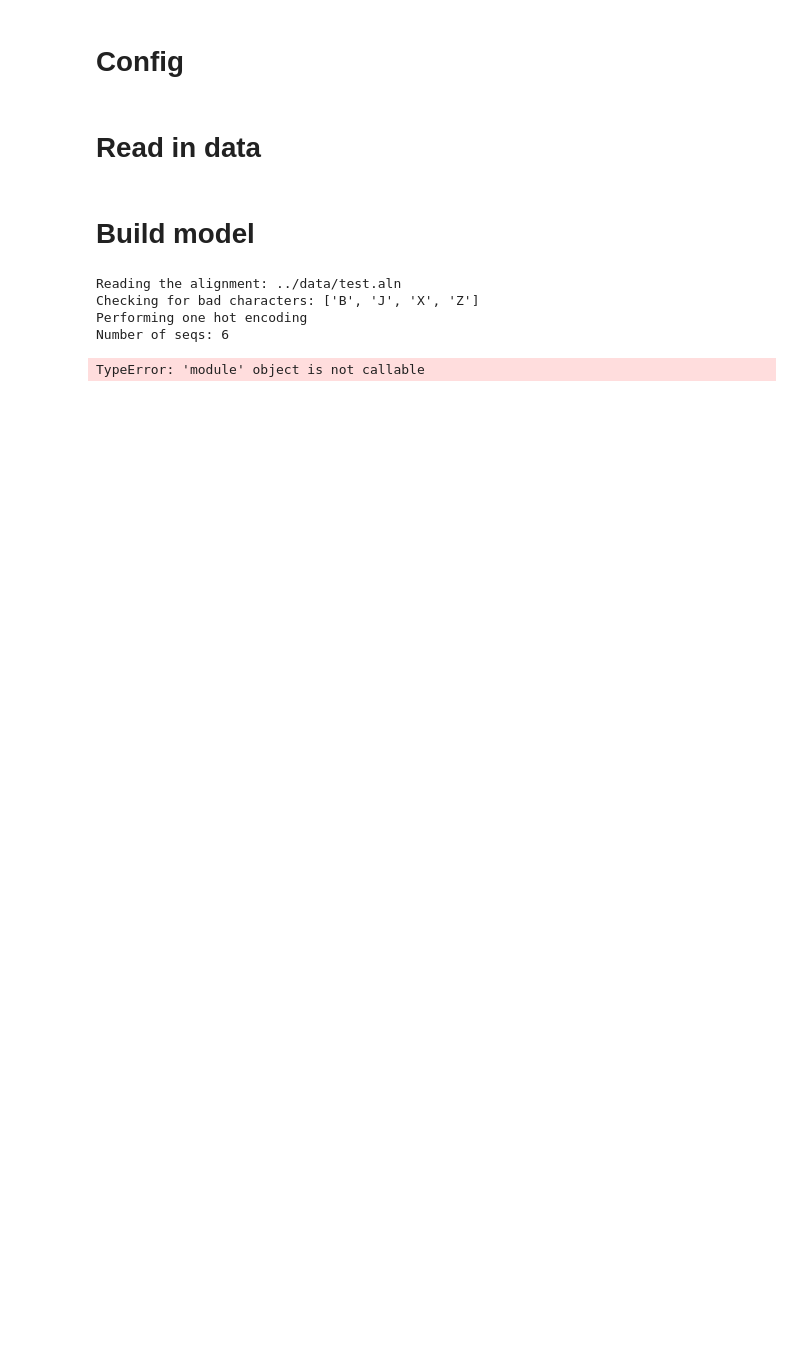
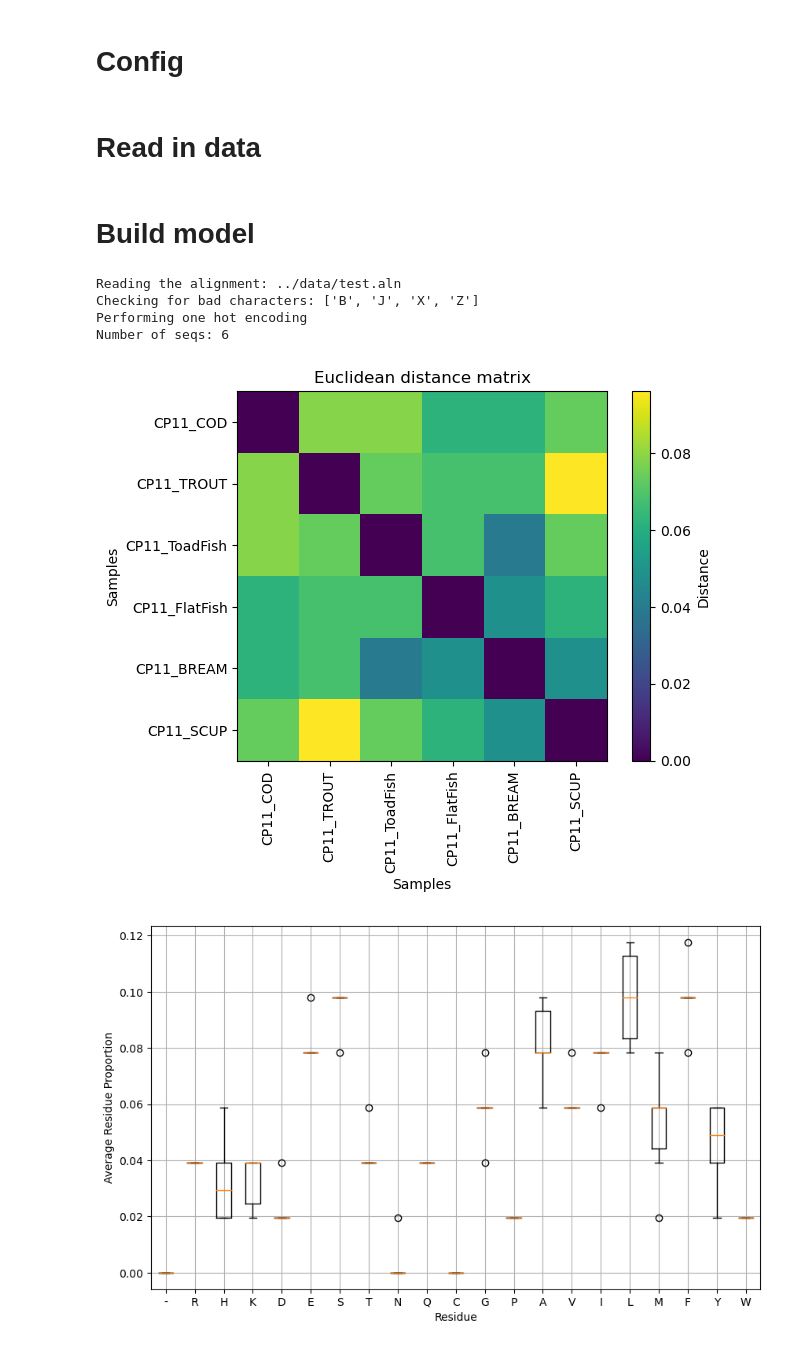
Before and after one commit to SebPorras/MAP_VAE, a Jupyter notebook: notebooks/model_playground.ipynb, the cells around one changed output. Cells and saved outputs as stored; diff of their text form; code cells hidden in the pictures; blank space fills up the shorter version.

```diff
--- a/notebooks/model_playground.ipynb
+++ b/notebooks/model_playground.ipynb
@@ -167,25 +167,28 @@ spear_rho, k_recall, ndcg, roc_auc = mt.summary_stats(predictions=model_scores,
 spear_rho, k_recall, ndcg, roc_auc
 # %%
 import evoVAE.utils.seq_tools as st
-from evoVAE.utils.seq_tools import GAPPY_PROTEIN_ALPHABET, calc_position_prob_matrix, calc_mean_seq_embeddings, calc_average_residue_distribution, calc_position_prob_matrix
+from evoVAE.utils.seq_tools import GAPPY_PROTEIN_ALPHABET, calc_position_prob_matrix, calc_mean_seq_embeddings, calc_average_residue_distribution, calc_position_prob_matrix, create_euclidean_dist_matrix, plot_residue_distributions
 import pandas as pd
 import numpy as np
 import matplotlib.pyplot as plt
 from typing import Dict
 
 seqs = st.read_aln_file("../data/test.aln")
 encode = calc_mean_seq_embeddings(seqs)
 avgs = calc_average_residue_distribution(encode, GAPPY_PROTEIN_ALPHABET)
 ppm = calc_position_prob_matrix(seqs)
 
+create_euclidean_dist_matrix(encode, plot=True)
+
 
 plot_residue_distributions(encode)
 #print(ppm)
 #print()
 #print(avgs)
 # %% [output]
 Reading the alignment: ../data/test.aln
 Checking for bad characters: ['B', 'J', 'X', 'Z']
 Performing one hot encoding
 Number of seqs: 6
-TypeError: 'module' object is not callable
+[figure, added]
+[figure, added]
```
Also changed, not shown: parts of 2 cells of this notebook, 5 other files.
